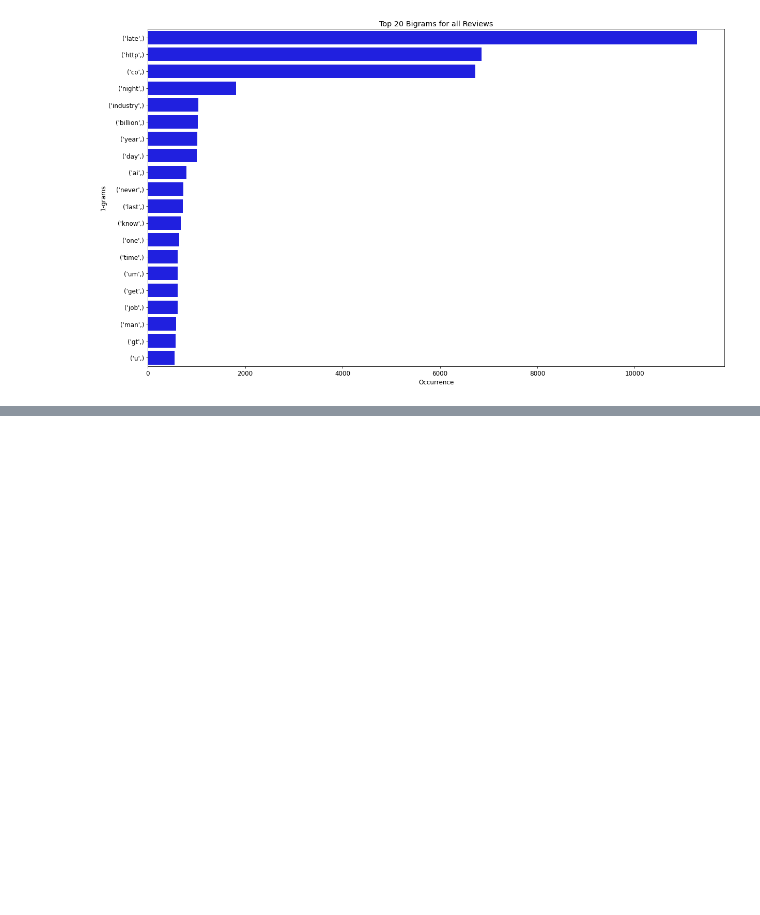
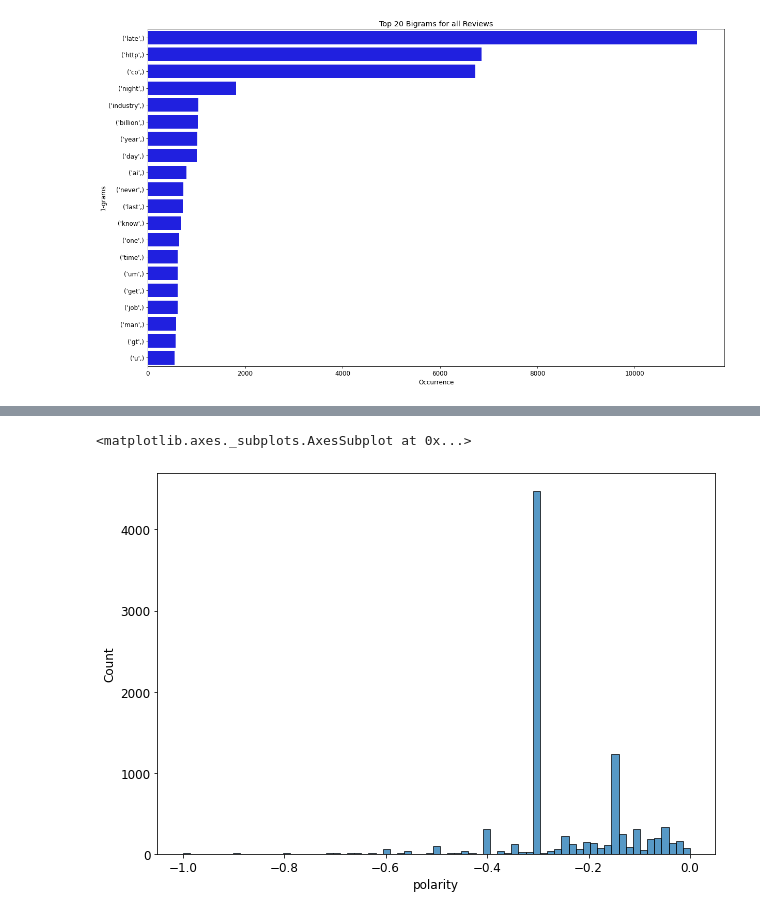
Before and after one commit to arjunbahuguna/ai4ux, a Jupyter notebook: AI4UX.ipynb, the cells around one changed output, grey strips where cells are left out. Drawn from its saved outputs; the diff is of its cells as text; code cells hidden in the pictures; blank space fills up the shorter version.

```diff
--- a/AI4UX.ipynb
+++ b/AI4UX.ipynb
@@ -226,0 +214,3 @@ create_n_grams(processed['text'], 1)
+# %%
+negative_sentiment = processed[processed['polarity'] < 0]
+negative_sentiment
@@ -226,0 +255,7 @@ create_n_grams(processed['text'], 1)
+# %%
+fig, axs = plt.subplots()
+fig.set_size_inches(10, 7)
+sns.histplot(negative_sentiment['polarity'])
+# %% [output]
+<matplotlib.axes._subplots.AxesSubplot at 0x...>
+[figure, added]
```
Also changed, not shown: parts of 8 cells of this notebook, 4 other files.
